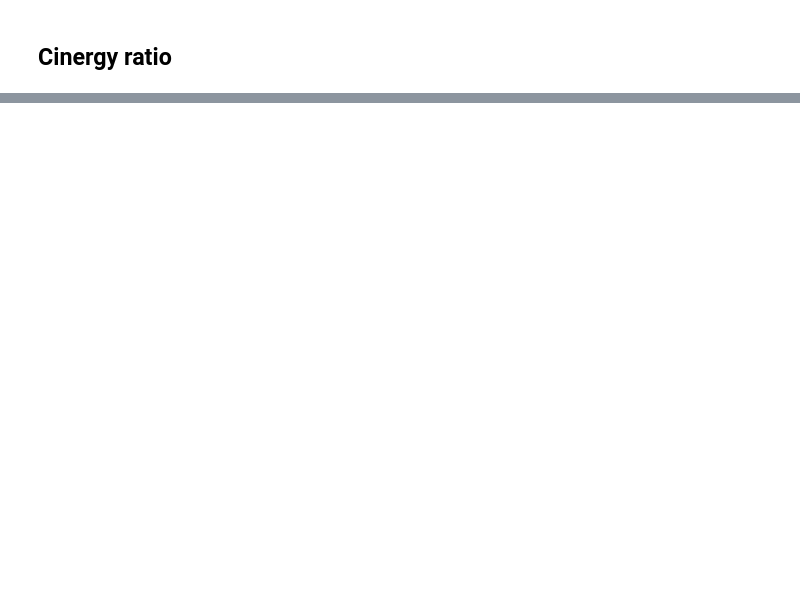
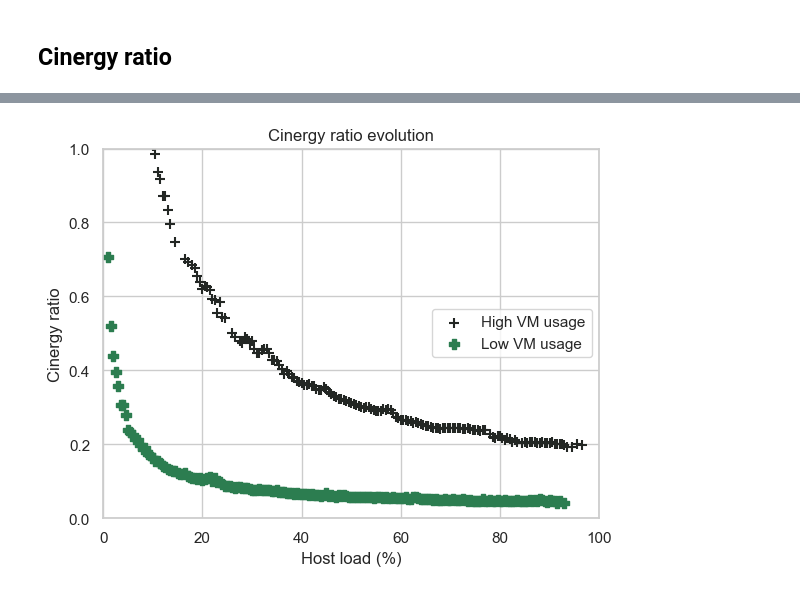
Before and after one commit to jacquetpi/cinergy-models, a Jupyter notebook: notebooks/paper-figures.ipynb, the cells around one changed output, grey strips where cells are left out. Saved outputs shown, nothing was run; the diff lists cells and outputs as text; code cells hidden in the pictures; blank space fills up the shorter version.

```diff
--- a/notebooks/paper-figures.ipynb
+++ b/notebooks/paper-figures.ipynb
@@ -512,0 +491,14 @@ plt.gcf().savefig('figures/consolidation-ratio.pdf', bbox_inches='tight')
+# %%
+greencolors = sns.dark_palette("seagreen", 8)
+ax = sns.regplot(high_phase, x_bins=np.arange(0, 100, 0.5), marker='+', line_kws=dict(alpha=0), ci=None, x='cpu%_package-global', y='model-ratio', color=greencolors[0], label='High VM usage')
+sns.regplot(low_phase, x_bins=np.arange(0, 100, 0.5), marker='P', line_kws=dict(alpha=0), ci=None, x='cpu%_package-global', y='model-ratio', color=greencolors[6], label='Low VM usage', ax=ax)
+ax.title.set_text('Cinergy ratio evolution')
+ax.set_ylabel('Cinergy ratio')
+ax.set_xlabel('Host load (%)')
+ax.legend(loc="center right")
+ax.set_xlim(0,100)
+ax.set_ylim(0,1)
+
+plt.gcf().savefig('figures/cinergy-ratio.pdf', bbox_inches='tight')
+# %% [output]
+[figure, added]
```
Also changed, not shown: parts of 3 cells of this notebook.
